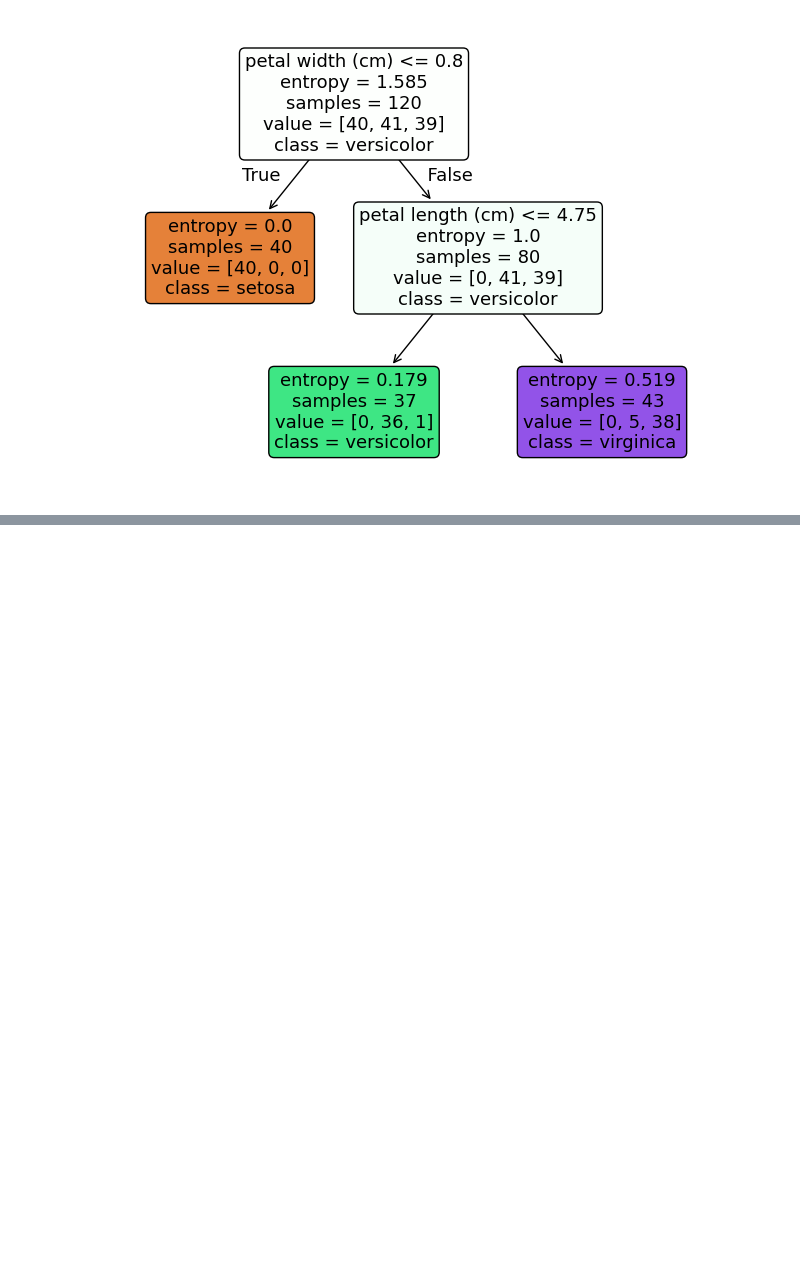
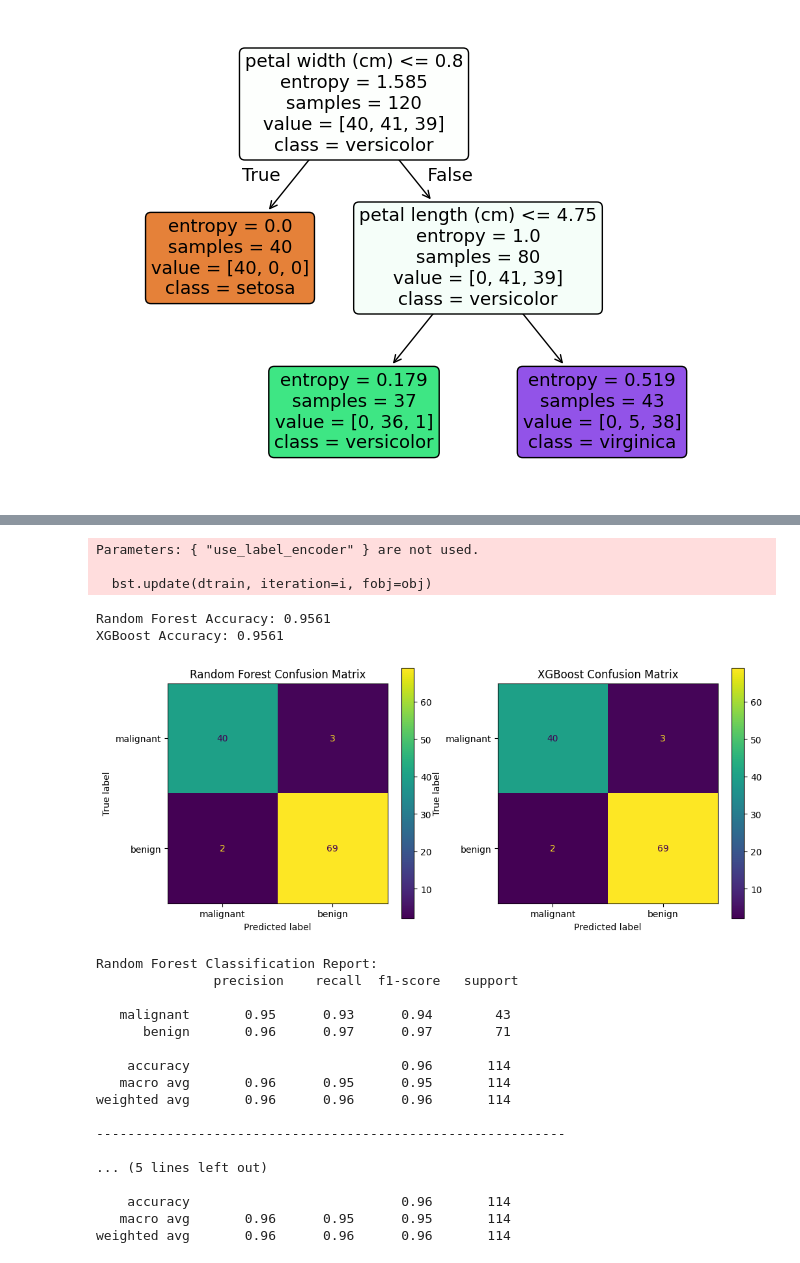
Before and after one commit to AliArabi2022/Machine_learning, a Jupyter notebook: Supervised_learning/Ensemble Learning/Ensemble Learning.ipynb, the cells around one changed output, grey strips where cells are left out. Drawn from its saved outputs; the diff is of its cells as text; code cells hidden in the pictures; blank space fills up the shorter version.

```diff
--- a/Supervised_learning/Ensemble Learning/Ensemble Learning.ipynb
+++ b/Supervised_learning/Ensemble Learning/Ensemble Learning.ipynb
@@ -83,0 +221,61 @@ Sklearn DT f1-Score:0.966
+# %%
+from sklearn.metrics import confusion_matrix, classification_report, ConfusionMatrixDisplay
+
+def test_dataset(X, y):
+    X_train, X_test, y_train, y_test = train_test_split(X, y, test_size=0.2, random_state=42)
+
+    rf_model = RandomForestClassifier(n_estimators=10, random_state=42)
+    rf_model.fit(X_train, y_train)
+    rf_predictions = rf_model.predict(X_test)
+
+    xgb_model = XGBClassifier(use_label_encoder=False, eval_metric='logloss', random_state=42)
+    xgb_model.fit(X_train, y_train)
+    xgb_predictions = xgb_model.predict(X_test)
+
+    rf_accuracy = accuracy_score(y_test, rf_predictions)
+    xgb_accuracy = accuracy_score(y_test, xgb_predictions)
+
+    print(f"Random Forest Accuracy: {rf_accuracy:.4f}")
+    print(f"XGBoost Accuracy: {xgb_accuracy:.4f}")
+
+    _, ax = plt.subplots(1, 2, figsize=(12, 5))
+
+    cm_rf = confusion_matrix(y_test, rf_predictions)
+    ConfusionMatrixDisplay(cm_rf, display_labels=list(breast_cancer.target_names)).plot(ax=ax[0])
+    ax[0].set_title('Random Forest Confusion Matrix')
+
+    cm_xgb = confusion_matrix(y_test, xgb_predictions)
+    ConfusionMatrixDisplay(cm_xgb, display_labels=list(breast_cancer.target_names)).plot(ax=ax[1])
+    ax[1].set_title('XGBoost Confusion Matrix')
+
+    plt.show()
+
+    print("\nRandom Forest Classification Report:\n", classification_report(y_test, rf_predictions, target_names=list(breast_cancer.target_names)))
+    print("-" * 60)
+    print("\nXGBoost Classification Report:\n", classification_report(y_test, xgb_predictions, target_names=list(breast_cancer.target_names)))
+
+test_dataset(X, y)
+# %% [output]
+Parameters: { "use_label_encoder" } are not used.
+
+  bst.update(dtrain, iteration=i, fobj=obj)
+Random Forest Accuracy: 0.9561
+XGBoost Accuracy: 0.9561
+[figure, added]
+Random Forest Classification Report:
+               precision    recall  f1-score   support
+
+   malignant       0.95      0.93      0.94        43
+      benign       0.96      0.97      0.97        71
+
+    accuracy                           0.96       114
+   macro avg       0.96      0.95      0.95       114
+weighted avg       0.96      0.96      0.96       114
+
+------------------------------------------------------------
+
+... (5 lines left out)
+
+    accuracy                           0.96       114
+   macro avg       0.96      0.95      0.95       114
+weighted avg       0.96      0.96      0.96       114
```
Also changed, not shown: parts of 13 cells of this notebook.
